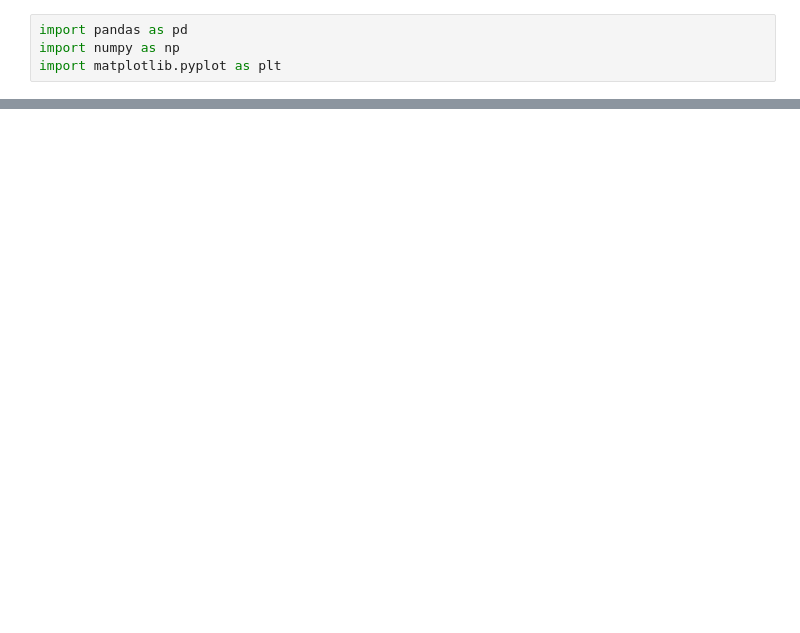
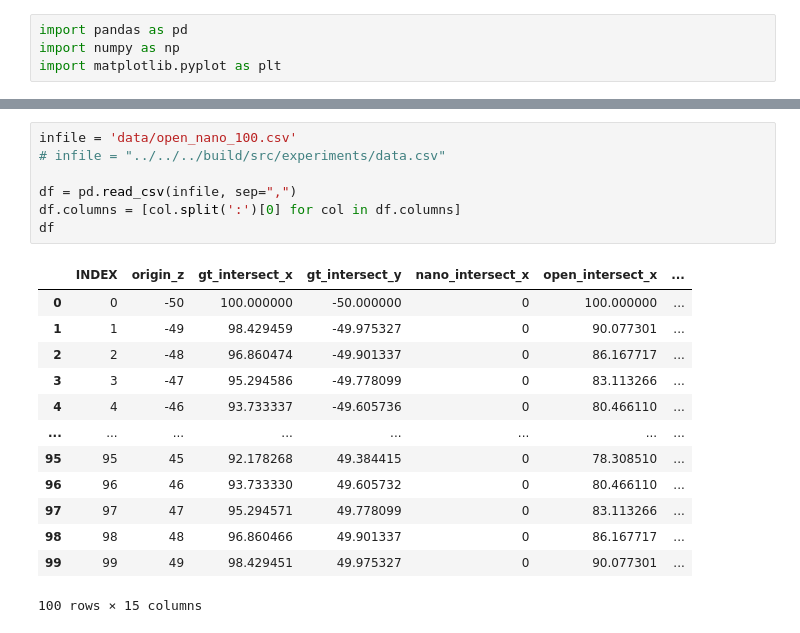
Before and after one commit to hitimr/Master-Thesis, a Jupyter notebook: src/experiments/precision/analysis.ipynb, the cells around one changed output, grey strips where cells are left out. Drawn from its saved outputs; the diff is of its cells as text; blank space fills up the shorter version.

```diff
--- a/src/experiments/precision/analysis.ipynb
+++ b/src/experiments/precision/analysis.ipynb
@@ -21,0 +5,21 @@ df
+# %%
+infile = 'data/open_nano_100.csv'
+# infile = "../../../build/src/experiments/data.csv"
+
+df = pd.read_csv(infile, sep=",")
+df.columns = [col.split(':')[0] for col in df.columns]
+df
+# %% [output]
+|  | INDEX | origin_z | gt_intersect_x | gt_intersect_y | nano_intersect_x | open_intersect_x | ... |
+| 0 | 0 | -50 | 100.000000 | -50.000000 | 0 | 100.000000 | ... |
+| 1 | 1 | -49 | 98.429459 | -49.975327 | 0 | 90.077301 | ... |
+| 2 | 2 | -48 | 96.860474 | -49.901337 | 0 | 86.167717 | ... |
+| 3 | 3 | -47 | 95.294586 | -49.778099 | 0 | 83.113266 | ... |
+| 4 | 4 | -46 | 93.733337 | -49.605736 | 0 | 80.466110 | ... |
+| ... | ... | ... | ... | ... | ... | ... | ... |
+| 95 | 95 | 45 | 92.178268 | 49.384415 | 0 | 78.308510 | ... |
+| 96 | 96 | 46 | 93.733330 | 49.605732 | 0 | 80.466110 | ... |
+| 97 | 97 | 47 | 95.294571 | 49.778099 | 0 | 83.113266 | ... |
+| 98 | 98 | 48 | 96.860466 | 49.901337 | 0 | 86.167717 | ... |
+| 99 | 99 | 49 | 98.429451 | 49.975327 | 0 | 90.077301 | ... |
+100 rows × 15 columns
```
Also changed, not shown: parts of 6 cells of this notebook, 4 other files.
